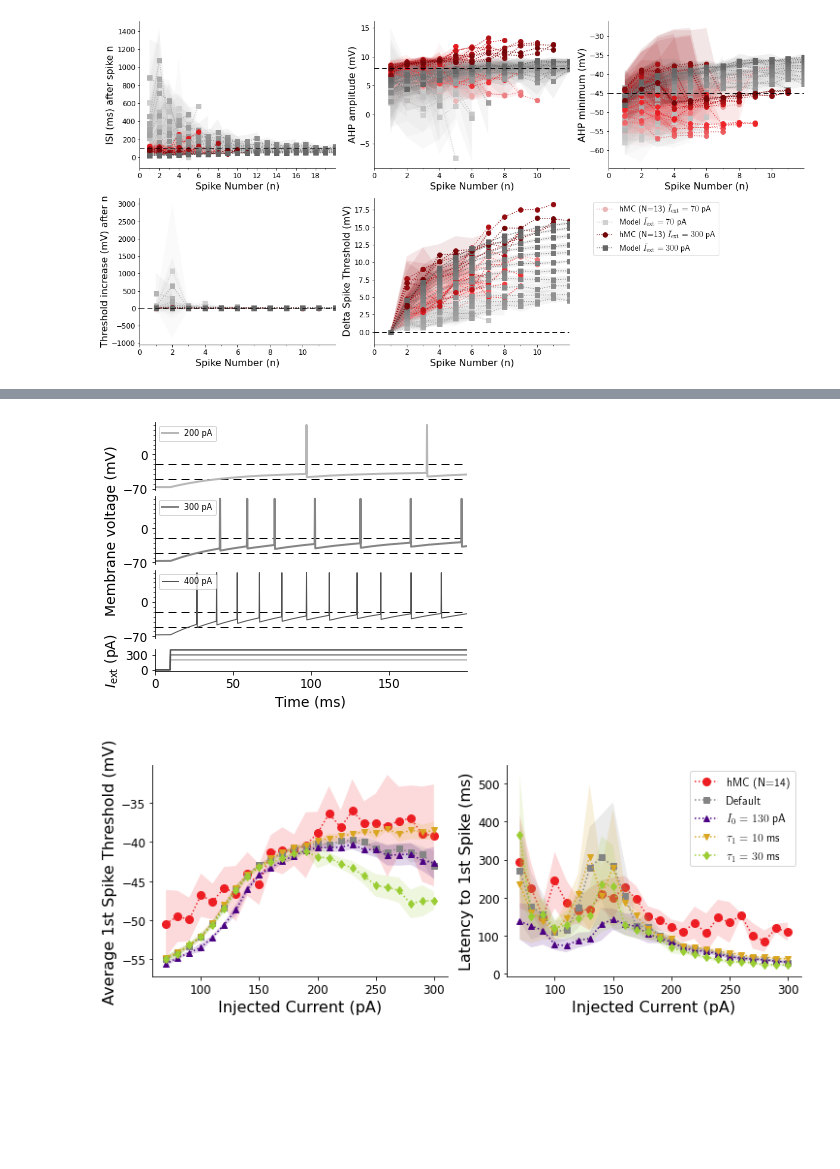
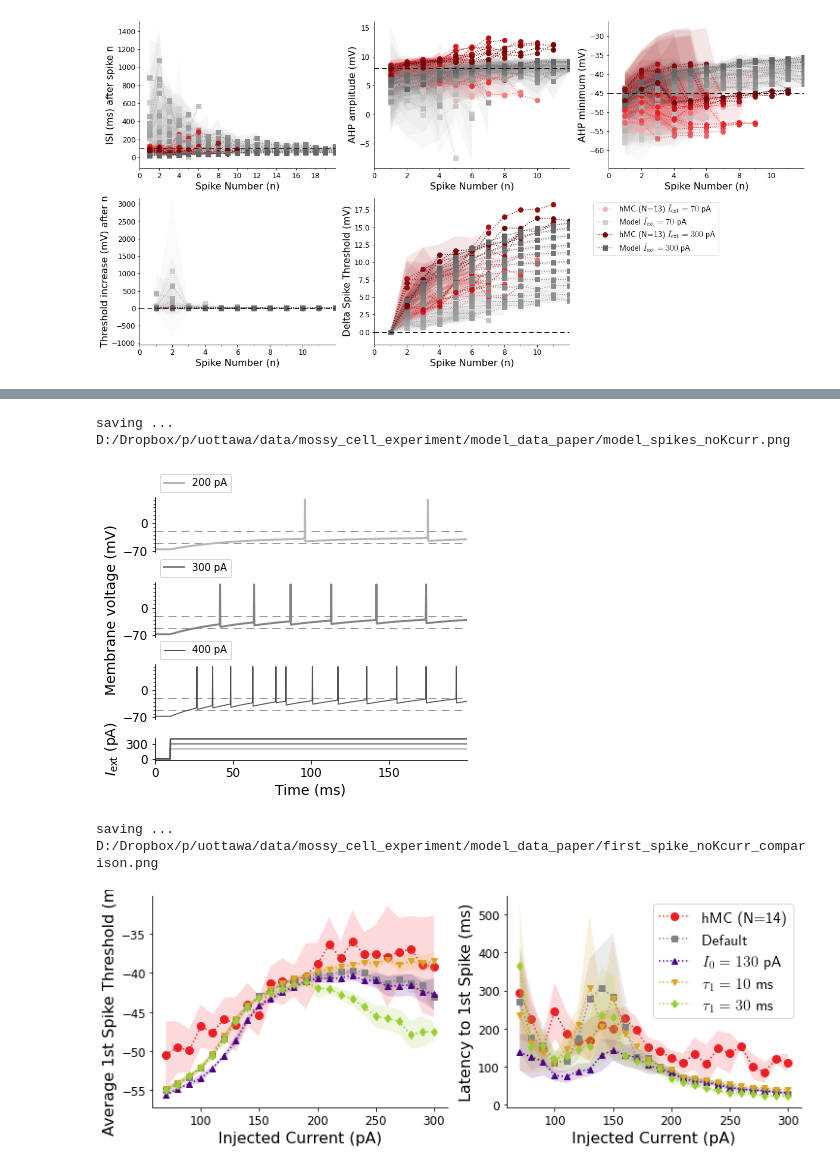
Before and after one commit to mgirardis/mossy-cell-dg, a Jupyter notebook: plot_eifdtboundsigklr_noKcurr_data_paper.ipynb, the cells around one changed output, grey strips where cells are left out. Drawn from its saved outputs; the diff is of its cells as text; code cells hidden in the pictures; blank space fills up the shorter version.

```diff
--- a/plot_eifdtboundsigklr_noKcurr_data_paper.ipynb
+++ b/plot_eifdtboundsigklr_noKcurr_data_paper.ipynb
@@ -361,43 +367,46 @@ color_md = p.get_gray_gradient(3,f=0.05)#p.get_cold_colors(len(stimArgs['I0'])*1
 #color_md = color_md[[-1,15,0],:]
 
 fig,ax = plt.subplots(nrows=4,ncols=1,sharex=False,sharey=False,squeeze=True,figsize=(5.1,3.8))
-ax[0].set_position([0.15,0.74,0.85,0.25])
-ax[1].set_position([0.15,0.47,0.85,0.25])
-ax[2].set_position([0.15,0.20,0.85,0.25])
-ax[3].set_position([0.15,0.08,0.85,0.08])
+ax[0].set_position([0.15,0.80,0.85,0.20])
+ax[1].set_position([0.15,0.49,0.85,0.20])
+ax[2].set_position([0.15,0.19,0.85,0.20])
+ax[3].set_position([0.15,0.04,0.85,0.08])
 lw = [2,2,1]
 for k in range(len(V)):
     ax[k].plot(t,V[k][0],c=color_md[k],linewidth=lw[k],label='%d pA'%(stimArgs['I0'][k]*1e3))
     ax[-1].plot(t,I[k]*1e3,c=color_md[k],label='%d pA'%(stimArgs['I0'][k]*1e3))
-    ax[k].axhline(y=-50,label='_',linestyle='--',linewidth=1,color='k',dashes=(8,5),zorder=-10)
-    ax[k].axhline(y=-20,label='_',linestyle='--',linewidth=1,color='k',dashes=(8,5),zorder=-10)
+    ax[k].axhline(y=-50,label='_',linestyle='--',linewidth=1,dashes=(8,5),zorder=-10,color=0.6*numpy.ones(3))
+    ax[k].axhline(y=-20,label='_',linestyle='--',linewidth=1,dashes=(8,5),zorder=-10,color=0.6*numpy.ones(3))
     ax[k].tick_params(labelsize=12)
     ax[k].set_xticks([])
     ax[k].set_xlim((0,T))
     ax[k].set_yticks(numpy.arange(-70,70,10),minor=True)
     ax[k].set_yticks([-70,0])
     ax[k].spines['right'].set_visible(False)
     ax[k].spines['top'].set_visible(False)
     ax[k].spines['bottom'].set_visible(False)
-    ax[k].legend(bbox_to_anchor=(0,1),loc='upper left',fontsize=8)
+    ax[k].legend(bbox_to_anchor=(0,1),loc='lower left',fontsize=10)
 plt.rcParams.update({'text.usetex':True,'font.family':'serif'})
 ax[1].set_ylabel('Membrane voltage (mV)',fontsize=14)
 ax[-1].set_ylabel('$I_{\\rm ext}$ (pA)',fontsize=14)
 plt.rcParams.update({'text.usetex':False,'font.family':'sans-serif'})
 ax[-1].set_xlabel('Time (ms)',fontsize=14)
 ax[-1].set_xlim((0,T))
 ax[-1].set_xticks(numpy.arange(0,200,50))
 ax[-1].set_yticks([0,300])
 ax[-1].tick_params(labelsize=12)
 ax[-1].spines['right'].set_visible(False)
 ax[-1].spines['top'].set_visible(False)
 #ax[-1].legend(bbox_to_anchor=(0.5,1),loc='lower center',fontsize=8)
 
-plt.savefig('data/simulations/model_spikes_noKcurr.png',format='png',dpi=300,facecolor=(1,1,1,1),bbox_inches='tight')
+figname = 'D:/Dropbox/p/uottawa/data/mossy_cell_experiment/model_data_paper/model_spikes_noKcurr.png'
+print('saving ... ',figname)
+plt.savefig(figname,format='png',dpi=300,facecolor=(1,1,1,1),bbox_inches='tight')
 
 plt.show()
 # %% [output]
+saving ...  D:/Dropbox/p/uottawa/data/mossy_cell_experiment/model_data_paper/model_spikes_noKcurr.png
-[figure, old version]
+[figure, new version]
 # %%
 """
 
@@ -480,18 +489,21 @@ ax[0].set_ylabel('Average 1st Spike Threshold (mV)',fontsize=16)
 ax[1].set_xlabel('Injected Current (pA)',fontsize=16)
 ax[1].set_ylabel('Latency to 1st Spike (ms)',fontsize=16)
 plt.rcParams.update({'text.usetex':True,'font.family':'serif'})
-ax[1].legend(fontsize=12)
+ax[1].legend(fontsize=16)
 plt.rcParams.update({'text.usetex':False,'font.family':'sans-serif'})
 for a in ax.flatten():
     a.tick_params(labelsize=12)
     a.spines['right'].set_visible(False)
     a.spines['top'].set_visible(False)
 
-plt.savefig('data/simulations/first_spike_noKcurr_comparison.png',format='png',dpi=300,facecolor=(1,1,1,1),bbox_inches='tight')
+figname = 'D:/Dropbox/p/uottawa/data/mossy_cell_experiment/model_data_paper/first_spike_noKcurr_comparison.png'
+print('saving ... ',figname)
+plt.savefig(figname,format='png',dpi=300,facecolor=(1,1,1,1),bbox_inches='tight')
 
 plt.show()
 # %% [output]
+saving ...  D:/Dropbox/p/uottawa/data/mossy_cell_experiment/model_data_paper/first_spike_noKcurr_comparison.png
-[figure, old version]
+[figure, new version]
 # %%
 """
 
```
Also changed, not shown: parts of 10 cells of this notebook, 6 other files.
